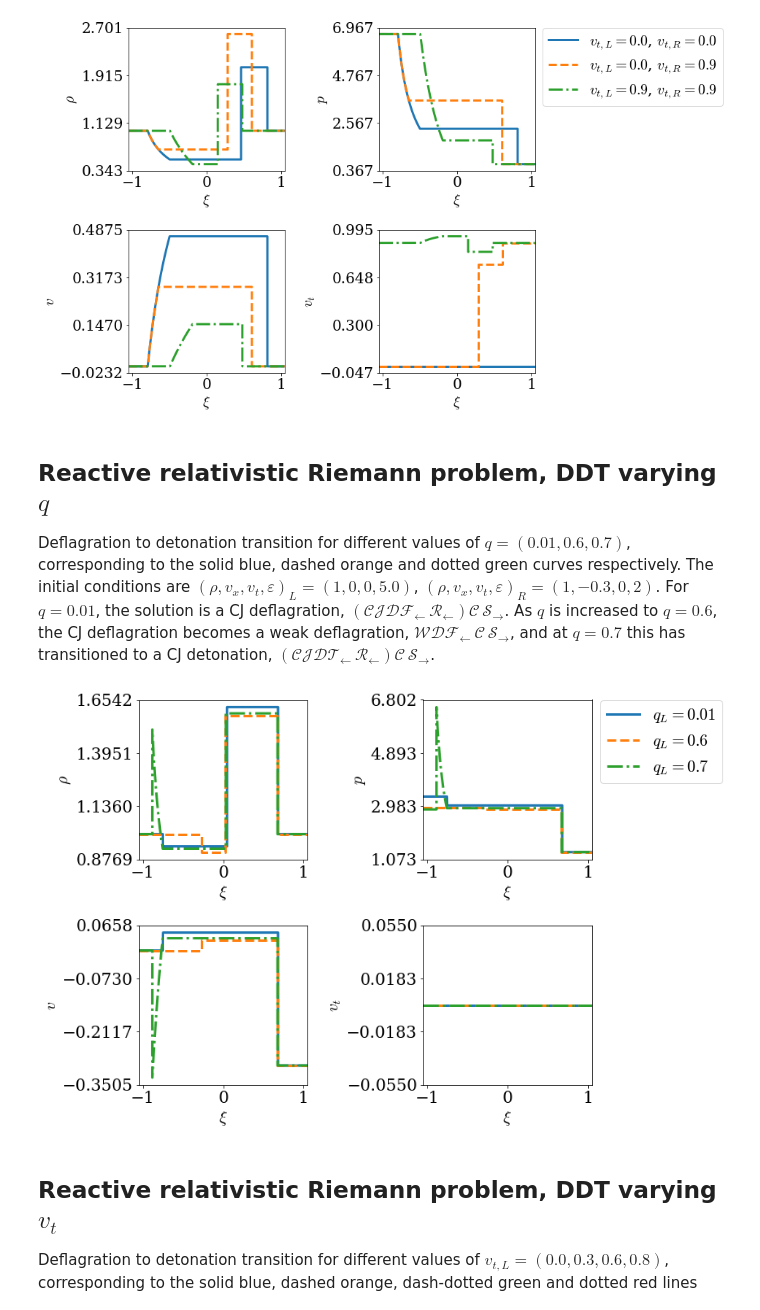
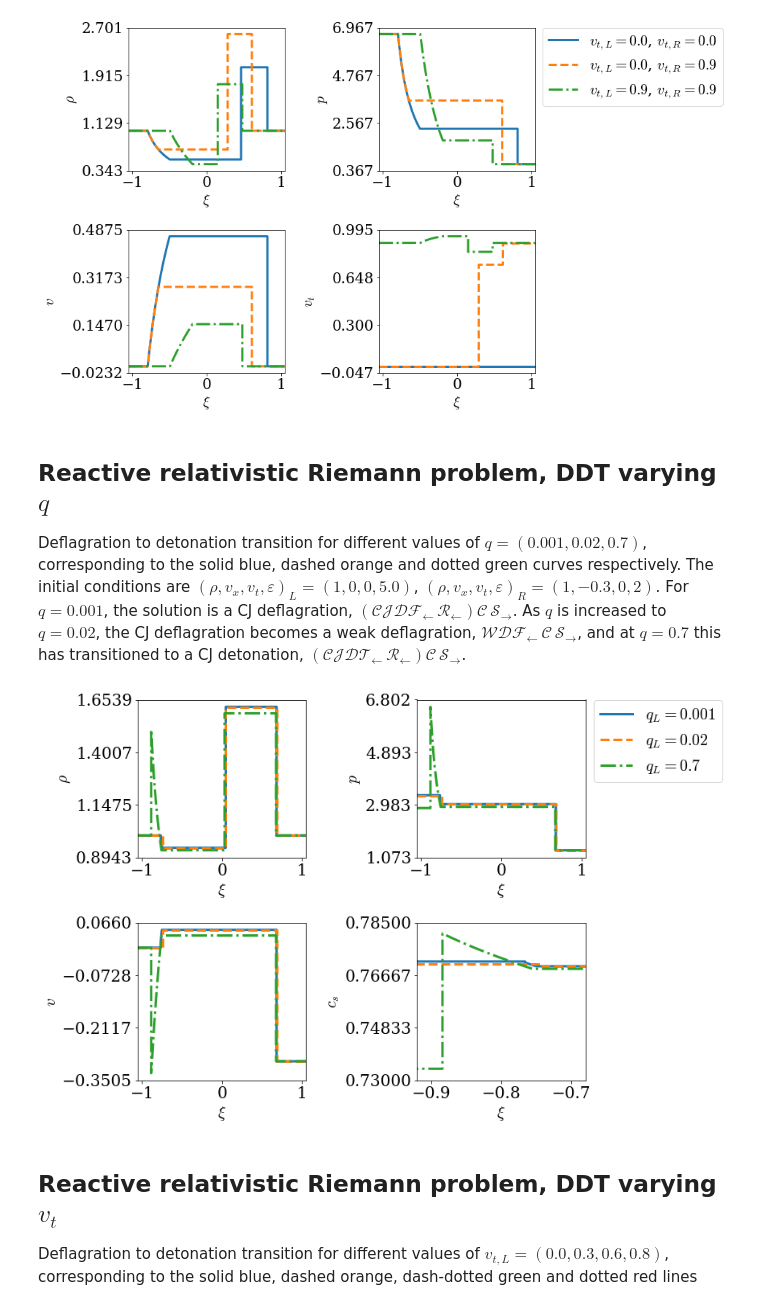
Before and after one commit to harpolea/r3d2, a Jupyter notebook: examples/paper_tangential_velocities.ipynb, the cells around one changed output. Cells and saved outputs as stored; diff of their text form; code cells hidden in the pictures.

```diff
--- a/examples/paper_tangential_velocities.ipynb
+++ b/examples/paper_tangential_velocities.ipynb
@@ -224,16 +224,16 @@ pyplot.show()
 # %% [markdown]
 ## Reactive relativistic Riemann problem, DDT varying $q$
 
-Deflagration to detonation transition for different values of $q = (0.01, 0.6, 0.7)$, corresponding to the solid blue, dashed orange and dotted green curves respectively. The initial conditions are $(\rho, v_x, v_t, \varepsilon)_L = (1, 0, 0, 5.0)$, $(\rho, v_x, v_t, \varepsilon)_R = (1, -0.3, 0, 2)$. For $q=0.01$, the solution is a CJ deflagration, $\mathcal{(CJDF_\leftarrow\,R_\leftarrow)C\,S_\rightarrow}$. As $q$ is increased to $q=0.6$, the CJ deflagration becomes a weak deflagration, $\mathcal{WDF_\leftarrow\, C\,S_\rightarrow}$, and at $q=0.7$ this has transitioned to a CJ detonation, $\mathcal{(CJDT_\leftarrow\,R_\leftarrow)C\,S_\rightarrow}$.
+Deflagration to detonation transition for different values of $q = (0.001, 0.02, 0.7)$, corresponding to the solid blue, dashed orange and dotted green curves respectively. The initial conditions are $(\rho, v_x, v_t, \varepsilon)_L = (1, 0, 0, 5.0)$, $(\rho, v_x, v_t, \varepsilon)_R = (1, -0.3, 0, 2)$. For $q=0.001$, the solution is a CJ deflagration, $\mathcal{(CJDF_\leftarrow\,R_\leftarrow)C\,S_\rightarrow}$. As $q$ is increased to $q=0.02$, the CJ deflagration becomes a weak deflagration, $\mathcal{WDF_\leftarrow\, C\,S_\rightarrow}$, and at $q=0.7$ this has transitioned to a CJ detonation, $\mathcal{(CJDT_\leftarrow\,R_\leftarrow)C\,S_\rightarrow}$.
 # %%
-qs = [0.01, 0.6, 0.7]
+qs = [0.001, 0.02, 0.7]
 gamma = 5/3
 
 eos = eos_defns.eos_gamma_law(gamma)
 rhos = []
 ps = []
 vs = []
-vts = []
+cs = []
 xis = []
 
 for n, q in enumerate(qs):
@@ -260,8 +260,8 @@ for n, q in enumerate(qs):
     ps[-1] = data[:,4]
     vs.append([])
     vs[-1] = data[:,1]
-    vts.append([])
-    vts[-1] = data[:,2]
+    cs.append([])
+    cs[-1] = data[:,-1]
     xis.append([])
     xis[-1] = xi
 # %%
@@ -287,38 +287,39 @@ for n, p in enumerate(ps):
     lab = r'$q_{L}' + f' = {qs[n]}$'
     axs[0,1].plot(xis[n], p, lstyles[n], label=lab)
 axs[0,1].set_xlim([-1.05, 1.05])
 axs[0,1].set_xlabel(r'$\xi$')
 axs[0,1].set_ylabel(r'$p$')
 ylims = axs[0,1].get_ylim()
 axs[0,1].yaxis.set_ticks(numpy.linspace(ylims[0], ylims[1], num=4, endpoint=True))
 pyplot.setp(axs[0,1].get_lines(), 'linewidth', 3)
 
 # v
 for n, v in enumerate(vs):
     lab = r'$q_{L}' + f' = {qs[n]}$'
     axs[1,0].plot(xis[n], v, lstyles[n], label=lab)
 axs[1,0].set_xlim([-1.05, 1.05])
 axs[1,0].set_xlabel(r'$\xi$')
 axs[1,0].set_ylabel(r'$v$')
 ylims = axs[1,0].get_ylim()
 axs[1,0].yaxis.set_ticks(numpy.linspace(ylims[0], ylims[1], num=4, endpoint=True))
 pyplot.setp(axs[1,0].get_lines(), 'linewidth', 3)
 
 # vt
-for n, vt in enumerate(vts):
+for n, c in enumerate(cs):
     lab = r'$q_{L}' + f' = {qs[n]}$'
-    axs[1,1].plot(xis[n], vt, lstyles[n], label=lab)
-axs[1,1].set_xlim([-1.05, 1.05])
+    axs[1,1].plot(xis[n], c, lstyles[n], label=lab)
+axs[1,1].set_xlim([-0.92, -0.68])
+axs[1,1].set_ylim([0.73, 0.785])
 axs[1,1].set_xlabel(r'$\xi$')
-axs[1,1].set_ylabel(r'$v_t$')
+axs[1,1].set_ylabel(r'$c_s$')
 ylims = axs[1,1].get_ylim()
 axs[1,1].yaxis.set_ticks(numpy.linspace(ylims[0], ylims[1], num=4, endpoint=True))
 pyplot.setp(axs[1,1].get_lines(), 'linewidth', 3)
 
 fig.tight_layout()
 lgd = axs[0,1].legend(bbox_to_anchor=(1.05, 1), loc=2, borderaxespad=0.)
 # %% [output]
-[figure, old version]
+[figure, new version]
 # %% [markdown]
 ## Reactive relativistic Riemann problem, DDT varying $v_t$
 
```
Also changed, not shown: 4 other files.
